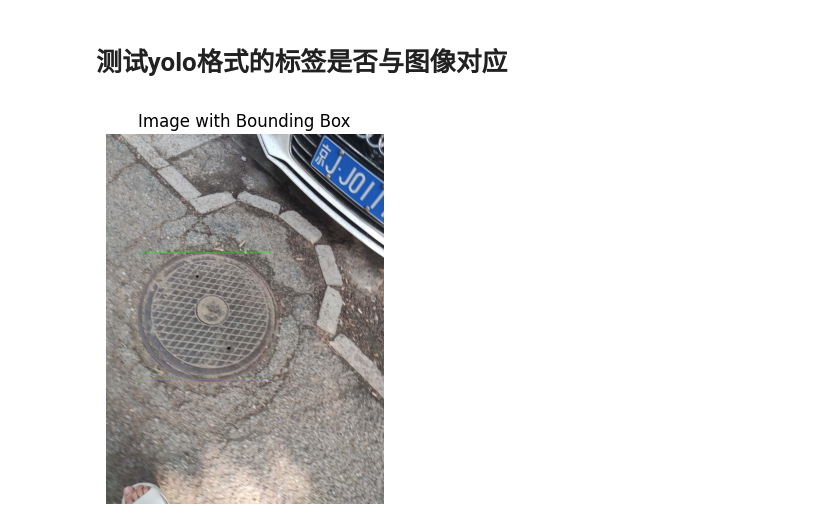
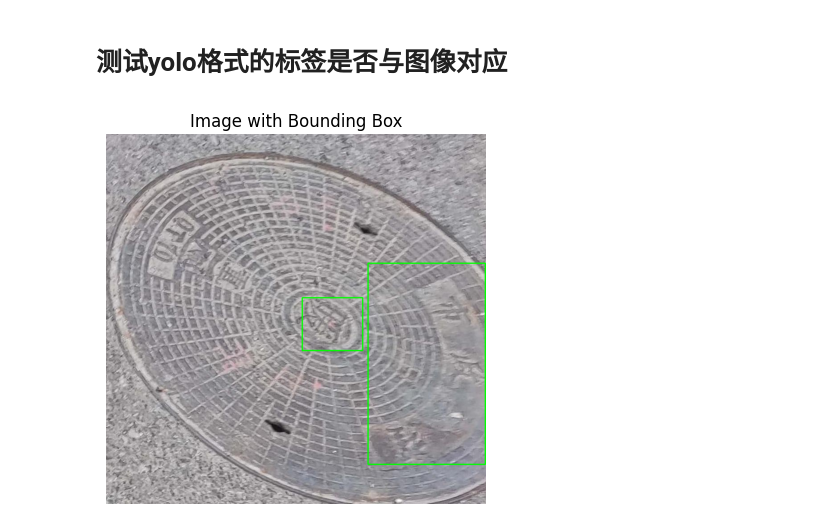
Before and after one commit to B416-JAFLY/manhole_cover_detection, a Jupyter notebook: dataset_construction/dataset_construction_test.ipynb, the cells around one changed output. Drawn from its saved outputs; the diff is of its cells as text; code cells hidden in the pictures.

```diff
--- a/dataset_construction/dataset_construction_test.ipynb
+++ b/dataset_construction/dataset_construction_test.ipynb
@@ -8,7 +8,7 @@ import matplotlib.pyplot as plt
 # %%
 
 # 定义文件夹路径
-images_folder = 'images'
+images_folder = '../../images_dataset_yolo'
 
 # 获取所有的图片文件
 image_files = [f for f in os.listdir(images_folder) if f.endswith('.jpg')]
@@ -30,31 +30,31 @@ image_height, image_width = image.shape[:2]
 
 # 读取txt文件中的标签信息
 with open(selected_txt_path, 'r') as f:
     lines = f.readlines()
 
 # 在图片上绘制矩形框
 for line in lines:
     class_id, x_center, y_center, width, height = map(float, line.split())
 
     # 转换为像素坐标
     x_center = int(x_center * image_width)
     y_center = int(y_center * image_height)
     width = int(width * image_width)
     height = int(height * image_height)
 
     # 计算矩形框的左上角和右下角坐标
     x1 = int(x_center - width / 2)
     y1 = int(y_center - height / 2)
     x2 = int(x_center + width / 2)
     y2 = int(y_center + height / 2)
 
     # 绘制矩形框
     cv2.rectangle(image_rgb, (x1, y1), (x2, y2), (0, 255, 0), 2)
 
 # 使用Matplotlib显示图片
 plt.imshow(image_rgb)
 plt.title('Image with Bounding Box')
 plt.axis('off')
 plt.show()
 # %% [output]
-[figure, old version]
+[figure, new version]
```
Also changed, not shown: 4 other files.
